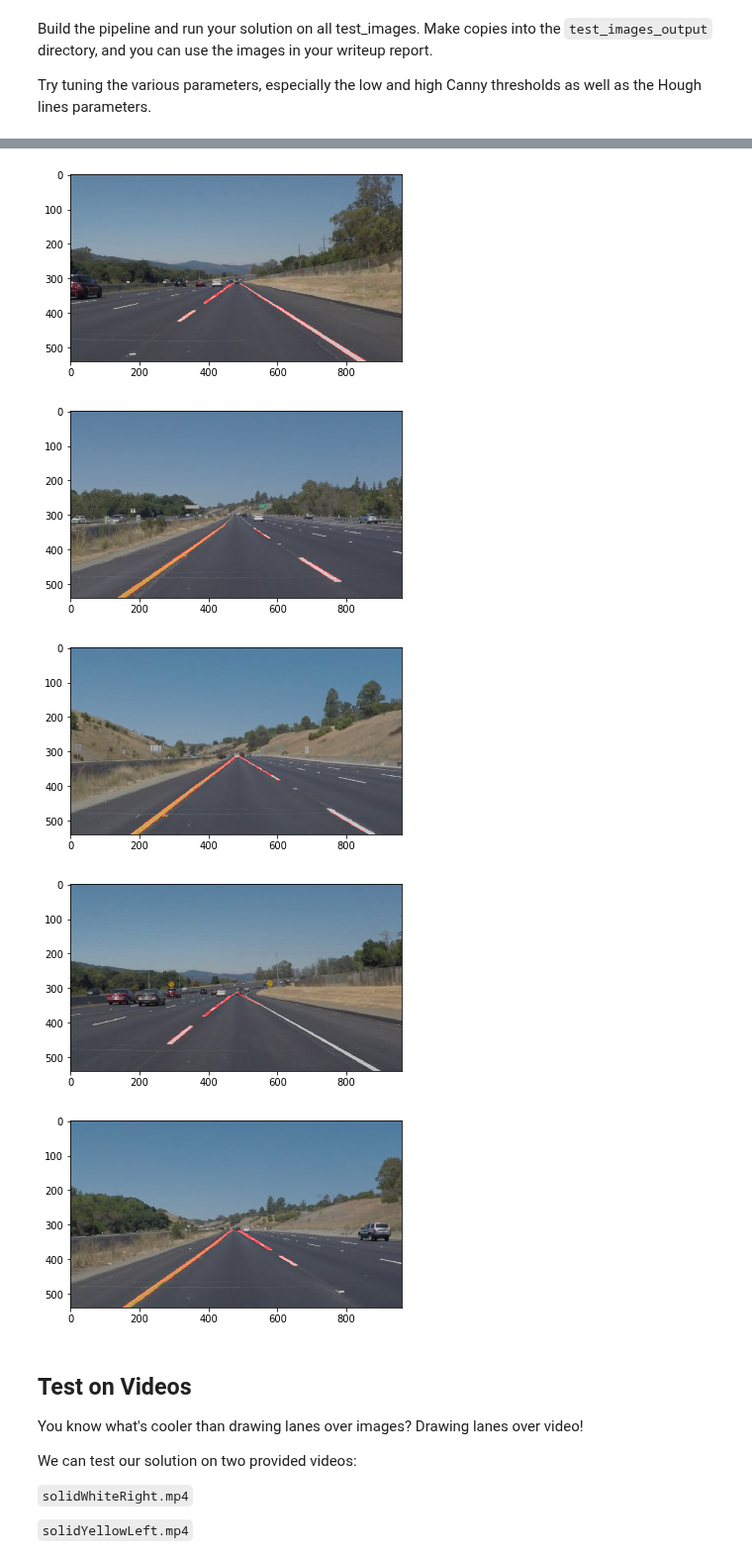
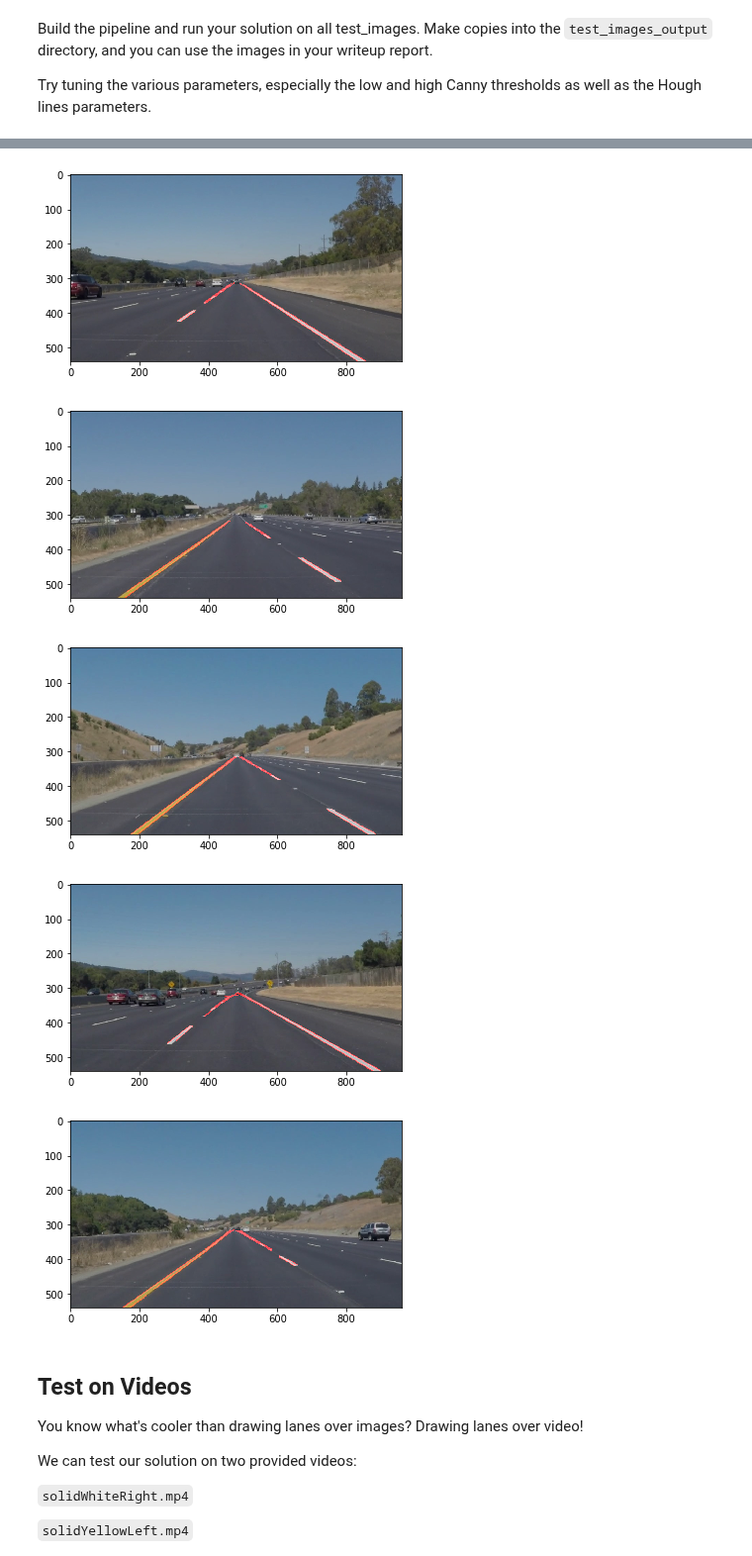
Before and after one commit to Kastouri/FindingLaneLines, a Jupyter notebook: P1_finding_lane_lines.ipynb, the cells around one changed output, grey strips where cells are left out. Shown at 99% size. Cells and saved outputs as stored; diff of their text form; code cells hidden in the pictures.

```diff
--- a/P1_finding_lane_lines.ipynb
+++ b/P1_finding_lane_lines.ipynb
@@ -188,7 +188,7 @@ for image_name in images_list:
     # apply Canny Edge Detection
     edges = canny(blur_gray, low_threshold=50, high_threshold=150)
     # mask the region we are not intersted in
-    vertices = np.array([[(imshape[1]*0.1,imshape[0]),(imshape[1]*0.49, imshape[0]*0.58), (imshape[1]* 0.51, imshape[0]* 0.58), (imshape[1]*0.9,imshape[0])]], dtype=np.int32)
+    vertices = np.array([[(imshape[1] * 0,imshape[0]),(imshape[1]*0.49, imshape[0]*0.58), (imshape[1]* 0.51, imshape[0]* 0.58), (imshape[1] * 1,imshape[0])]], dtype=np.int32)
     masked_edges = region_of_interest(edges, vertices=vertices)
     # apply Hough to find lines in the detected edges
     line_img = hough_lines(masked_edges, rho=2, theta=np.pi/180, threshold=15, min_line_len=40, max_line_gap=20)
@@ -204,7 +204,7 @@ for image_name in images_list:
 [figure]
-[figure, old version]
+[figure, new version]
-[figure, old version]
+[figure, new version]
-[figure, old version]
+[figure, new version]
 [figure]
 # %% [markdown]
 ## Test on Videos
```
Also changed, not shown: parts of 1 cell of this notebook.
